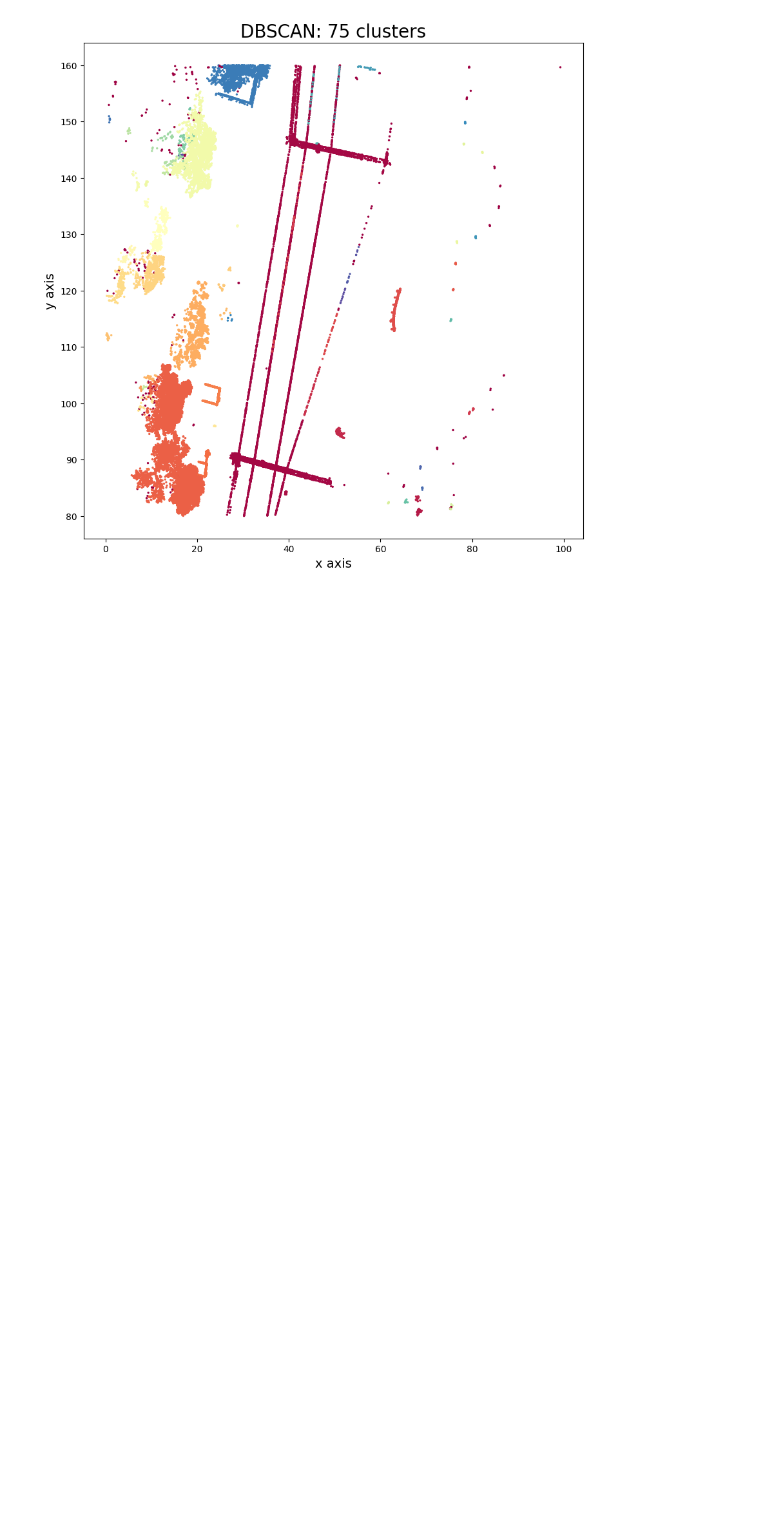
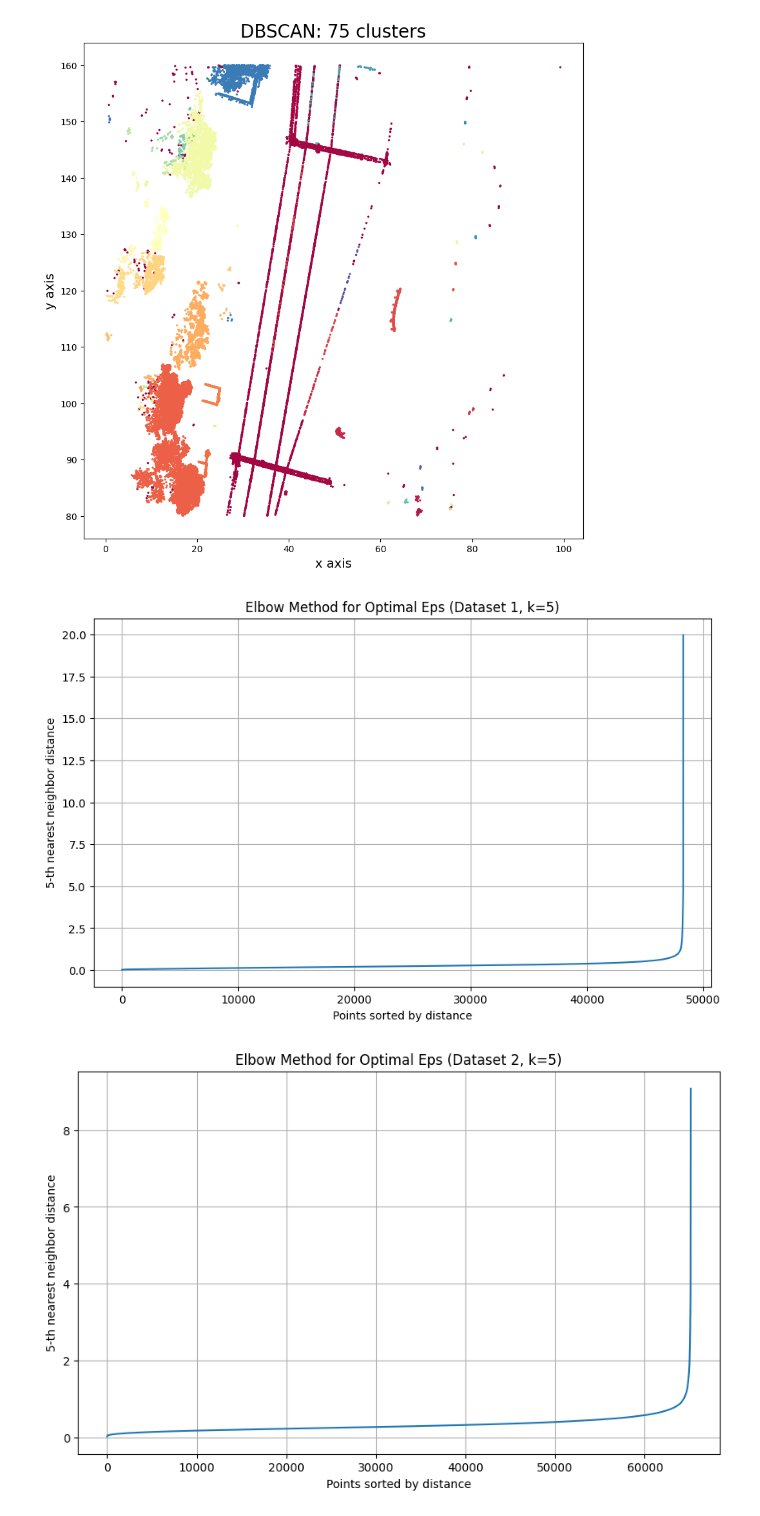
Before and after one commit to Ferb168/Industrial_AI_and_eMaintenance-Assignment5, a Jupyter notebook: Assignment5.ipynb, the cells around one changed output. Cells and saved outputs as stored; diff of their text form; code cells hidden in the pictures; blank space fills up the shorter version.

```diff
--- a/Assignment5.ipynb
+++ b/Assignment5.ipynb
@@ -164,3 +163,43 @@ plt.ylabel('y axis',fontsize=14)
 plt.show()
 # %% [output]
 [figure]
+# %%
+from sklearn.neighbors import NearestNeighbors
+
+# Define k (which should be your min_samples for DBSCAN)
+k = 5
+
+# Calculate the k-th nearest neighbor distances for dataset 1
+neigh1 = NearestNeighbors(n_neighbors=k)
+neigh1.fit(pcd_above_ground_1) # builds an internal data structure that makes finding neighbors efficient.
+distances1, indices1 = neigh1.kneighbors(pcd_above_ground_1) # perform the search for nearest neighbors. in this case, it will search all data in pcd_above_1.
+
+# Sort the distances and plot
+distances1 = np.sort(distances1[:, k-1], axis=0)
+
+plt.figure(figsize=(10, 6))
+plt.plot(distances1)
+plt.xlabel('Points sorted by distance')
+plt.ylabel(f'{k}-th nearest neighbor distance')
+plt.title(f'Elbow Method for Optimal Eps (Dataset 1, k={k})')
+plt.grid(True)
+plt.show()
+
+# Calculate the k-th nearest neighbor distances for dataset 2
+neigh2 = NearestNeighbors(n_neighbors=k)
+neigh2.fit(pcd_above_ground_2)
+distances2, indices2 = neigh2.kneighbors(pcd_above_ground_2)
+
+# Sort the distances and plot
+distances2 = np.sort(distances2[:, k-1], axis=0)
+
+plt.figure(figsize=(10, 6))
+plt.plot(distances2)
+plt.xlabel('Points sorted by distance')
+plt.ylabel(f'{k}-th nearest neighbor distance')
+plt.title(f'Elbow Method for Optimal Eps (Dataset 2, k={k})')
+plt.grid(True)
+plt.show()
+# %% [output]
+[figure, added]
+[figure, added]
```
Also changed, not shown: parts of 2 cells of this notebook.
